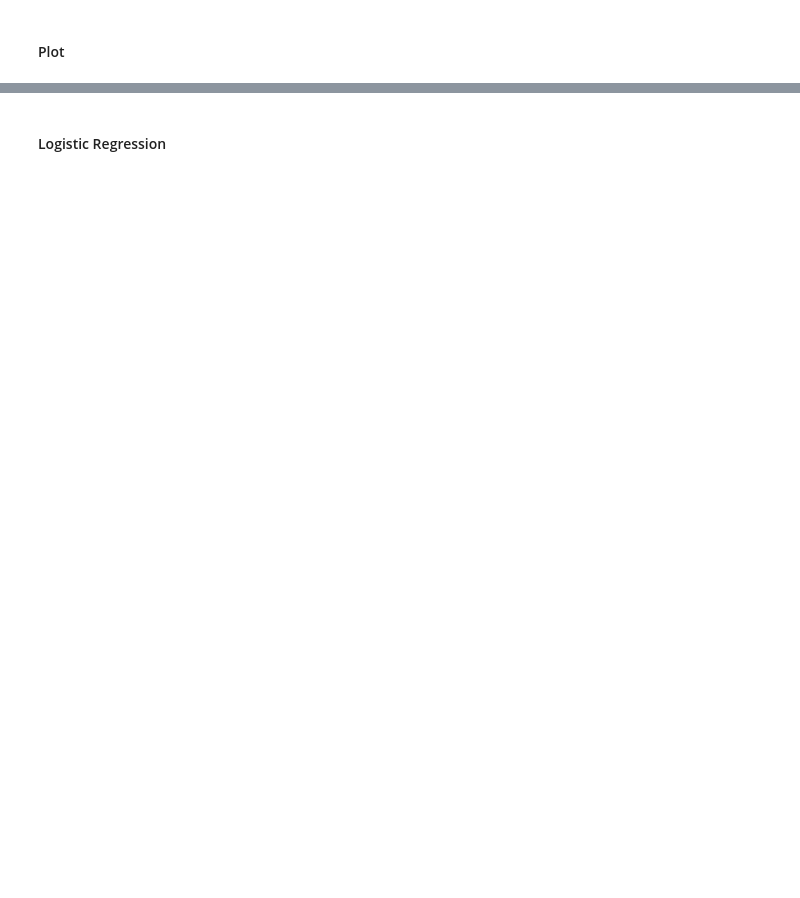
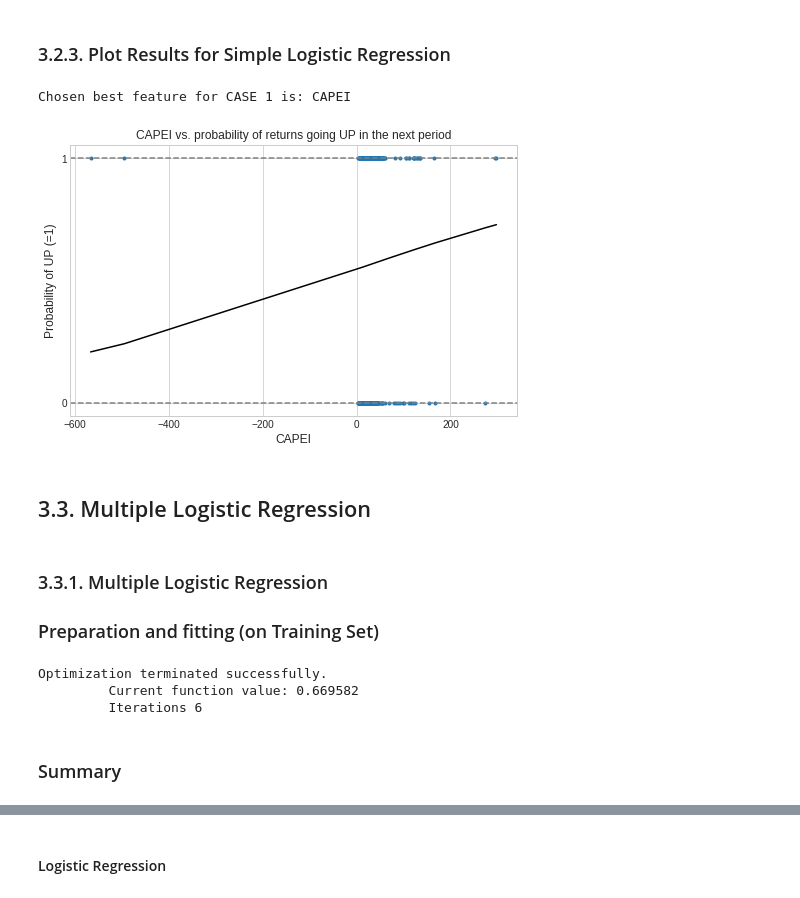
Before and after one commit to mathiasluethi/Machine_Learning_in_Finance_Group_Project, a Jupyter notebook: 3_(multiple)_logistic_regression_Stefanie.ipynb, the cells around one changed output, grey strips where cells are left out. Saved outputs shown, nothing was run; the diff lists cells and outputs as text; code cells hidden in the pictures; blank space fills up the shorter version.

Commit message:
changes in logistic regression and so on

```diff
--- a/3_(multiple)_logistic_regression_Stefanie.ipynb
+++ b/3_(multiple)_logistic_regression_Stefanie.ipynb
@@ -0,0 +29,5 @@
+# %%
+# If case = 1, Feature Matrix Version 1 is used (see description above below title)
+# If case = 2, feature matrix Version 2 is used (see description above below title)
+
+_CASE_ = 1
@@ -46,7 +114,11 @@ y2_train.head(3)
 # %%
-## Logistic Regression (with most important feature from feature selection)
-# Assign features to matrix X and response to y
-X = sm.add_constant(X1_train_s[["_"]])
-y = y1_train
+## Logistic Regression (with the most important feature from feature selection)
+# Assign "best_feature" to matrix X and response to y
+if _CASE_ == 1:
+    best_feature = 'CAPEI'
+elif _CASE_ == 2:
+    best_feature = 'RET'
+else: raise ValueError('_CASE_ value must be either 1 or 2')
 
-logReg = sm.Logit(endog = y, exog= X).fit()
+
+logReg = sm.Logit(endog = y_train_s, exog= sm.add_constant(X_train_s[[best_feature]])).fit()
@@ -62,2 +303,45 @@ print(logReg.summary())
+# %% [markdown]
+### 3.2.3. Plot Results for Simple Logistic Regression
+# %%
+print('Chosen best feature for CASE ' + str(_CASE_) + ' is: ' + str(best_feature))
+print("")
+
+# Transfer best_feature column an prediction for response vector in a newly made dataframe "res"
+res = pd.DataFrame()
+res['best_feature'] = X_train_s[best_feature]
+res['pred'] = logReg.predict()
+
+# Sort results by values of the best_feature column
+res = res.sort_values('best_feature')
+
+# Plot scatter and log.Reg
+plt.figure(figsize =(8,5))
+plt.scatter(X_train_s[best_feature], y_train_s, marker ='.')
+plt.plot(res.best_feature, res.pred, c = 'k')
+plt.axhline(y=0, color = "gray", linestyle = "dashed")
+plt.axhline(y=1, color = "gray", linestyle = "dashed")
+plt.ylabel("Probability of UP (=1)", fontsize =12)
+plt.xlabel(str(best_feature), fontsize =12)
+plt.title(str(best_feature) + ' vs. probability of returns going UP in the next period');
+# %% [output]
+Chosen best feature for CASE 1 is: CAPEI
+[figure, added]
+# %% [markdown]
+## 3.3. Multiple Logistic Regression
+# %% [markdown]
+### 3.3.1. Multiple Logistic Regression
+
+### Preparation and fitting (on Training Set)
+# %%
+## Multiple Log. Regression (with all n best features chosen in Chapter 2 in the feature selection process)
+# Assign features to X and response vector y
+X = sm.add_constant(X_train_s)
+y = y_train_s
+
+logReg_m = sm.Logit(endog = y, exog=X).fit()
+# %% [output]
+Optimization terminated successfully.
+         Current function value: 0.669582
+         Iterations 6
 # %% [markdown]
-#### Plot
+### Summary
```
Also changed, not shown: parts of 74 cells of this notebook, 14 other files.
